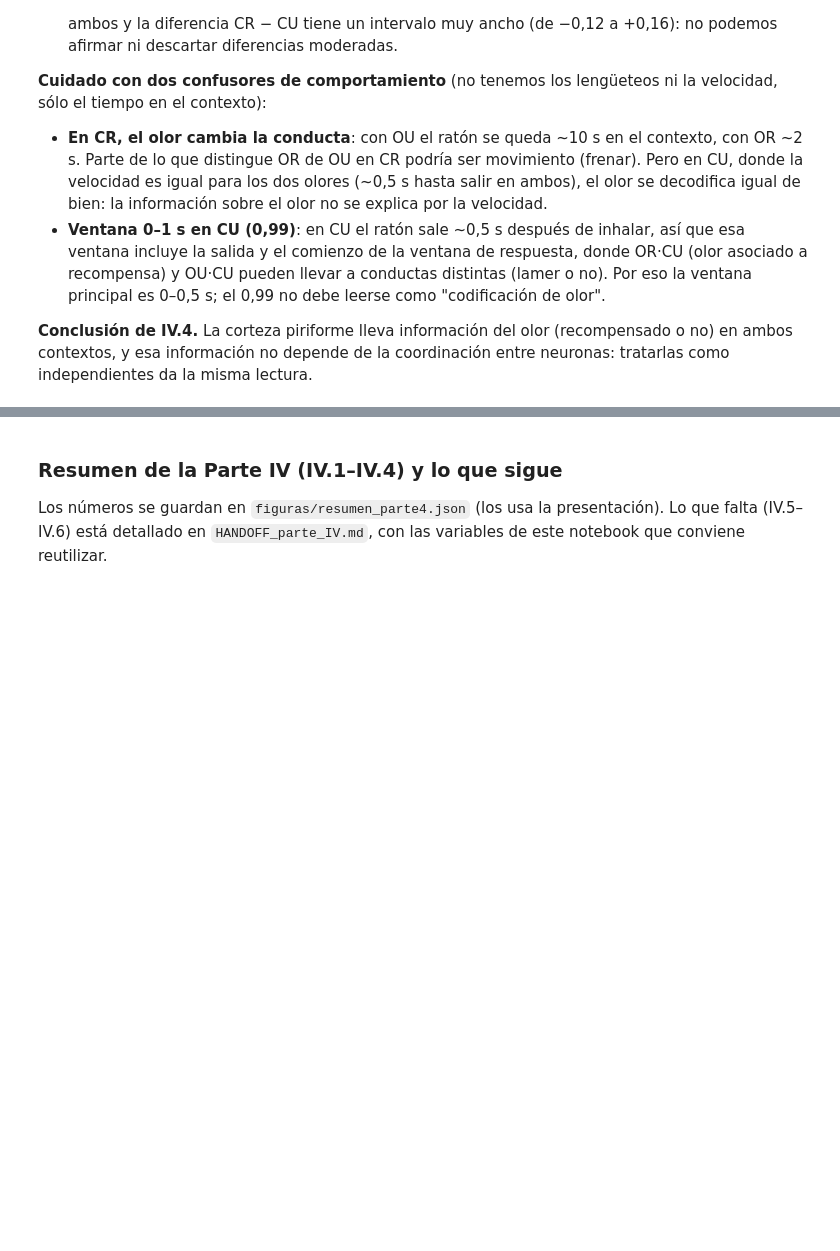
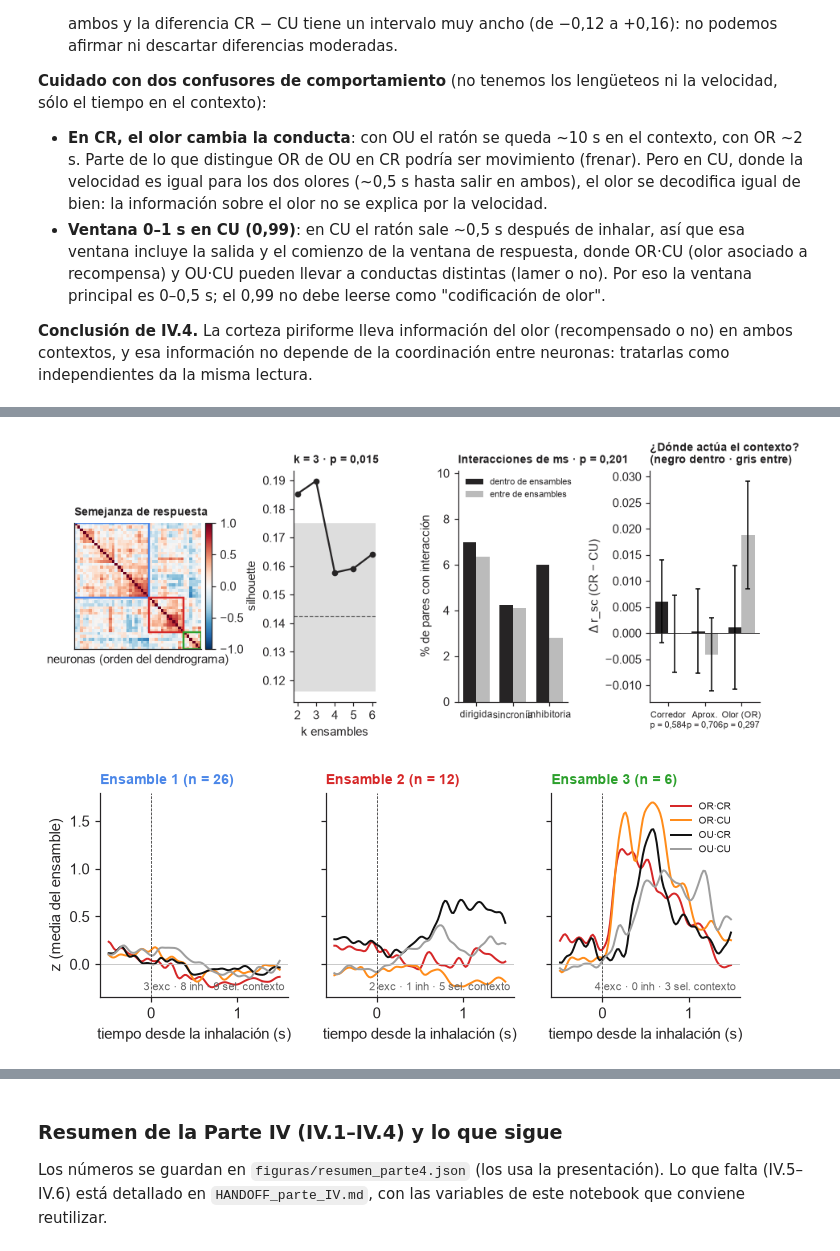
Before and after one commit to SantiNG101/final-neuro, a Jupyter notebook: trabajo_final.ipynb, the cells around one changed output, grey strips where cells are left out. Saved outputs shown, nothing was run; the diff lists cells and outputs as text; code cells hidden in the pictures; blank space fills up the shorter version.

Commit message:
parte 4 - 5

```diff
--- a/trabajo_final.ipynb
+++ b/trabajo_final.ipynb
@@ -1715,0 +1851,76 @@ información no depende de la coordinación entre neuronas: tratarlas como indep
+# %%
+COL_ENS = ["#4A86E8", "#D62728", "#2CA02C", "#FF8C1A", "#9467BD", "#8C564B"]
+orden = dendrogram(Z5, no_plot=True)["leaves"]
+fig = plt.figure(figsize=(10, 3.4))
+gs = fig.add_gridspec(1, 4, width_ratios=[1.25, 0.75, 1, 1], wspace=0.75)
+ax = fig.add_subplot(gs[0])
+im = ax.imshow(SENAL[np.ix_(orden, orden)], cmap="RdBu_r", vmin=-1, vmax=1)
+lim_e = np.r_[0, np.cumsum([np.sum(ENS[orden] == e) for e in pd.unique(ENS[orden])])] - 0.5
+for e, (a_, b_) in zip(pd.unique(ENS[orden]), zip(lim_e[:-1], lim_e[1:])):
+    ax.add_patch(plt.Rectangle((a_, a_), b_ - a_, b_ - a_, fill=False, color=COL_ENS[e - 1], lw=1.6))
+ax.set_xticks([]); ax.set_yticks([])
+ax.set_xlabel("neuronas (orden del dendrograma)")
+ax.set_title("Semejanza de respuesta", fontsize=9)
+fig.colorbar(im, ax=ax, fraction=0.046, pad=0.03)
+ax = fig.add_subplot(gs[1])
+ax.plot(list(SIL5), list(SIL5.values()), "o-", color=TINTA, ms=4)
+ax.axhspan(np.quantile(sil_nulo, 0.025), np.quantile(sil_nulo, 0.975), color="#DDDDDD", zorder=0)
+ax.axhline(sil_nulo.mean(), color=GRIS, lw=0.8, ls="--")
+ax.set_xticks(list(KS))
+ax.set_xlabel("k ensambles"); ax.set_ylabel("silhouette")
+ax.set_title(f"k = {K5} · {p_txt(p_sil)}", fontsize=9)
+ax = fig.add_subplot(gs[2])
+x = np.arange(3)
+for dx, fila, col in [(-0.18, "dentro", TINTA), (0.18, "entre", "#BBBBBB")]:
+    ax.bar(x + dx, TASA_DE.loc[fila].values, width=0.36, color=col, label=f"{fila} de ensambles")
+ax.set_xticks(x); ax.set_xticklabels(["dirigida", "sincronía", "inhibitoria"], fontsize=8)
+ax.set_ylabel("% de pares con interacción")
+ax.set_ylim(0, TASA_DE.values.max() * 1.45)
+ax.legend(fontsize=7, loc="upper left")
+ax.set_title(f"Interacciones de ms · {p_txt(p_de[0])}", fontsize=9)
+ax = fig.add_subplot(gs[3])
+x = np.arange(3)
+for dx, lugar, col in [(-0.18, "dentro", TINTA), (0.18, "entre", "#BBBBBB")]:
+    v = [DR_DE[(ep, "todos")][lugar] for ep in ["Corredor", "Aproximación", "Olor"]]
+    e_ = [DR_DE[(ep, "todos")]["e_" + lugar] for ep in ["Corredor", "Aproximación", "Olor"]]
+    ax.bar(x + dx, v, yerr=e_, width=0.36, color=col, error_kw=dict(lw=1, capsize=2))
+ax.axhline(0, color=TINTA, lw=0.6)
+ax.set_xticks(x)
+ax.set_xticklabels([f"{n_}\n{p_txt(DR_DE[(ep, 'todos')]['p'])}" for n_, ep in
+                    zip(["Corredor", "Aprox.", "Olor (OR)"], ["Corredor", "Aproximación", "Olor"])], fontsize=7.5)
+ax.set_ylabel("Δ r_sc (CR − CU)")
+ax.set_title("¿Dónde actúa el contexto?\n(negro dentro · gris entre)", fontsize=9)
+guardar(fig, "parte4/ensambles_clusters.png")
+plt.show()
+
+# PSTH medio de cada ensamble por tipo de ensayo
+fig, axs = plt.subplots(1, K5, figsize=(2.5 * K5, 2.4), sharey=True, squeeze=False)
+tcv = TC["inhalacion"][vent]
+for e, ax in zip(range(1, K5 + 1), axs[0]):
+    m = ENS == e
+    for k in TIPOS_OLOR:
+        ax.plot(tcv, POB["inhalacion"][k][m][:, vent].mean(0), color=COLORES[k], lw=1.3, label=ETIQ[k])
+    ax.axvline(0, color=TINTA, lw=0.5, ls="--")
+    ax.axhline(0, color="#BBBBBB", lw=0.5)
+    t_ = TAB_ENS.loc[e]
+    ax.set_title(f"Ensamble {e} (n = {int(t_.n)})", fontsize=9, color=COL_ENS[e - 1])
+    ax.text(0.98, 0.02, f"{int(t_.excitadas)} exc · {int(t_.inhibidas)} inh · {int(t_.sel_contexto)} sel. contexto",
+            transform=ax.transAxes, ha="right", va="bottom", fontsize=7, color=GRIS)
+    ax.set_xlabel("tiempo desde la inhalación (s)")
+axs[0, 0].set_ylabel("z (media del ensamble)")
+axs[0, -1].legend(fontsize=6.5, loc="upper right")
+guardar(fig, "parte4/ensambles_psth.png")
+plt.show()
+
+RES45 = dict(k=int(K5), silhouette={int(k): float(v) for k, v in SIL5.items()},
+             silhouette_nulo_media=float(sil_nulo.mean()), silhouette_nulo_q95=float(np.quantile(sil_nulo, 0.95)),
+             p_silhouette=float(p_sil),
+             ensambles={int(e): {c: (int(v) if c != "d_olor_hz (mediana)" else float(v)) for c, v in fila.items()}
+                        for e, fila in TAB_ENS.iterrows()},
+             pct_interaccion={f: {c: float(v) for c, v in TASA_DE.loc[f].items()} for f in TASA_DE.index},
+             log_dentro_entre=dict(exc_sinc=float(obs_de[1]), p_exc_sinc=float(p_de[1]), inhibitoria=float(obs_de[2]),
+                                   p_inhibitoria=float(p_de[2]), diferencia=float(obs_de[0]), p_diferencia=float(p_de[0])),
+             delta_rsc_dentro_entre={f"{k[0]} | {k[1]}": v for k, v in DR_DE.items()})
+# %% [output]
+[figure, added]
+[figure, added]
```
Also changed, not shown: parts of 4 cells of this notebook, 5 other files.
